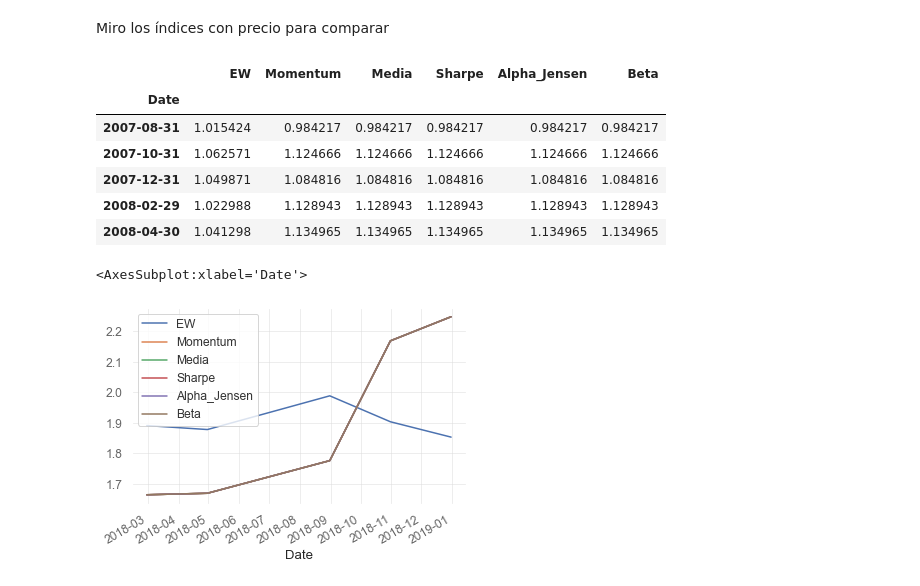
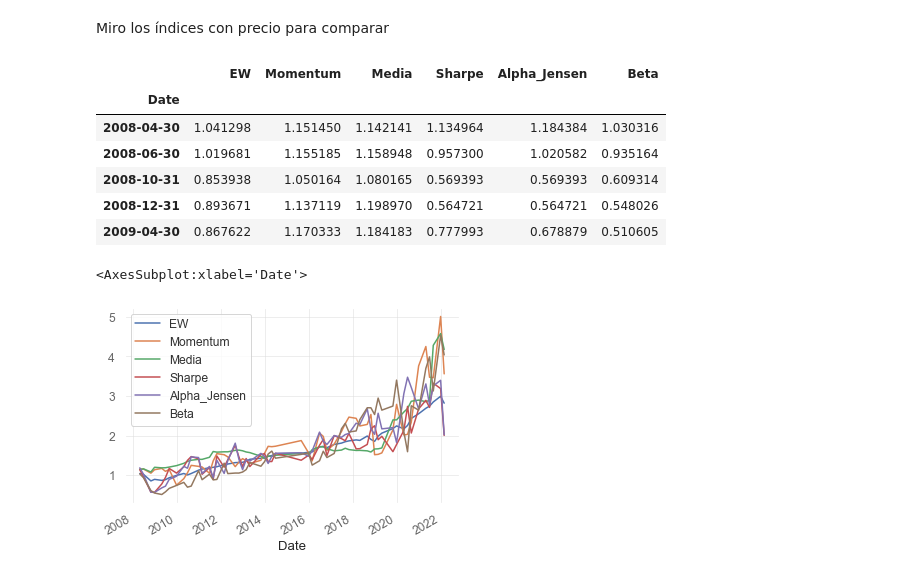
Before and after one commit to NicoGuillen/Backtest, a Jupyter notebook: Quant_Features.ipynb, the cells around one changed output. Drawn from its saved outputs; the diff is of its cells as text; code cells hidden in the pictures.

```diff
--- a/Quant_Features.ipynb
+++ b/Quant_Features.ipynb
@@ -2203,8 +2205,8 @@ Función para calcular sintético
 def calcular_sintetico(cartera, data_input):
     synthetic_data = pd.DataFrame(np.zeros((cartera.shape[0], cartera.shape[1])), index = cartera.index)
     # Ahora tengo que recorrer cada fila de mi cartera y sacar los precios
-    for idx in cartera_sharpe.index:
-        activos = cartera_sharpe.loc[idx, :].tolist()
+    for idx in cartera.index:
+        activos = cartera.loc[idx, :].tolist()
         #print(activos)
         # Ahora recorrro cada activo y le asigno un precio. Recuerda que tomas como ref el precio en base 1
         for activo in range(len(activos)):
@@ -2297,13 +2334,13 @@ indexes_precio.head()
 # %% [output]
 |  | EW | Momentum | Media | Sharpe | Alpha_Jensen | Beta |
 | Date |  |  |  |  |  |  |
-| 2007-08-31 | 1.015424 | 0.984217 | 0.984217 | 0.984217 | 0.984217 | 0.984217 |
-| 2007-10-31 | 1.062571 | 1.124666 | 1.124666 | 1.124666 | 1.124666 | 1.124666 |
-| 2007-12-31 | 1.049871 | 1.084816 | 1.084816 | 1.084816 | 1.084816 | 1.084816 |
-| 2008-02-29 | 1.022988 | 1.128943 | 1.128943 | 1.128943 | 1.128943 | 1.128943 |
-| 2008-04-30 | 1.041298 | 1.134965 | 1.134965 | 1.134965 | 1.134965 | 1.134965 |
+| 2008-04-30 | 1.041298 | 1.151450 | 1.142141 | 1.134964 | 1.184384 | 1.030316 |
+| 2008-06-30 | 1.019681 | 1.155185 | 1.158948 | 0.957300 | 1.020582 | 0.935164 |
+| 2008-10-31 | 0.853938 | 1.050164 | 1.080165 | 0.569393 | 0.569393 | 0.609314 |
+| 2008-12-31 | 0.893671 | 1.137119 | 1.198970 | 0.564721 | 0.564721 | 0.548026 |
+| 2009-04-30 | 0.867622 | 1.170333 | 1.184183 | 0.777993 | 0.678879 | 0.510605 |
 # %%
-indexes_precio['2018'].plot()
+indexes_precio.plot()
 # %% [output]
 <AxesSubplot:xlabel='Date'>
-[figure, old version]
+[figure, new version]
```
Also changed, not shown: parts of 61 cells of this notebook.
